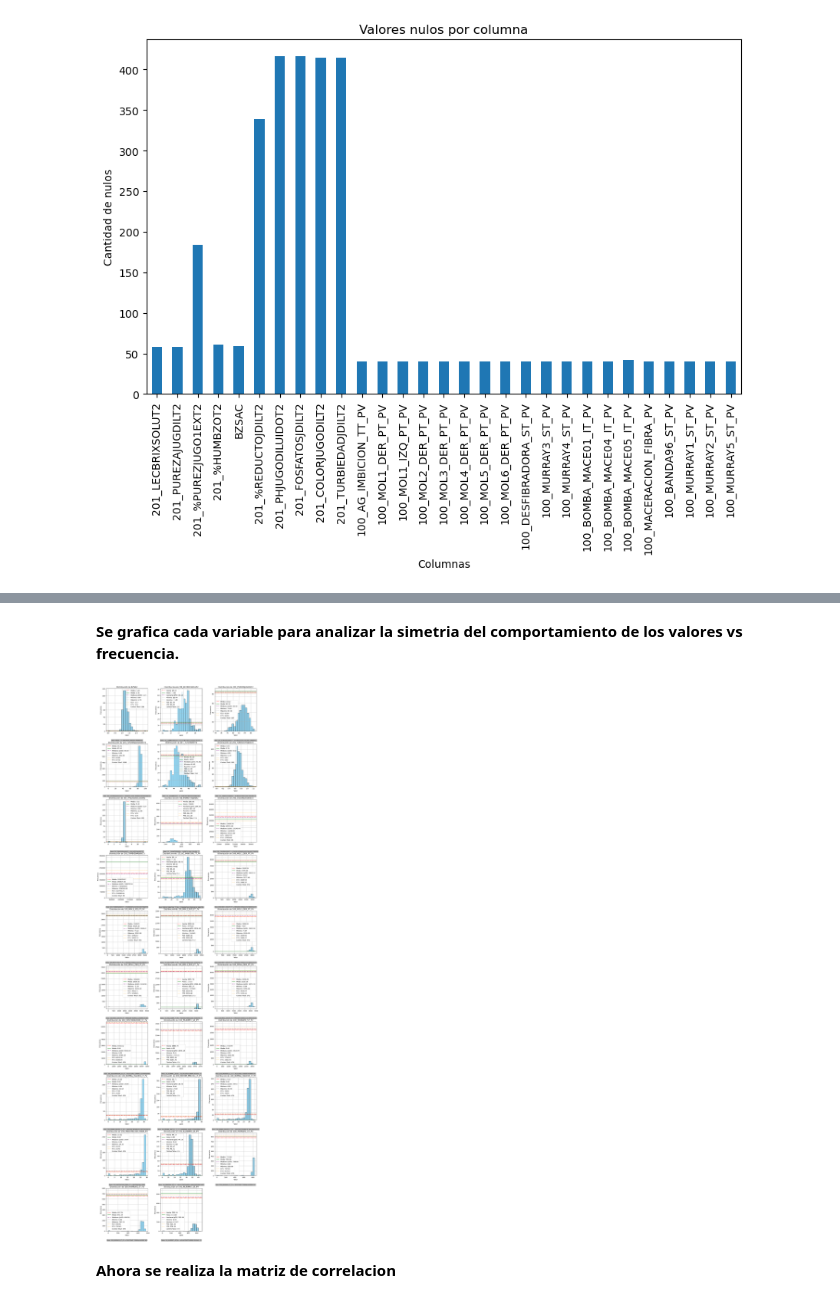
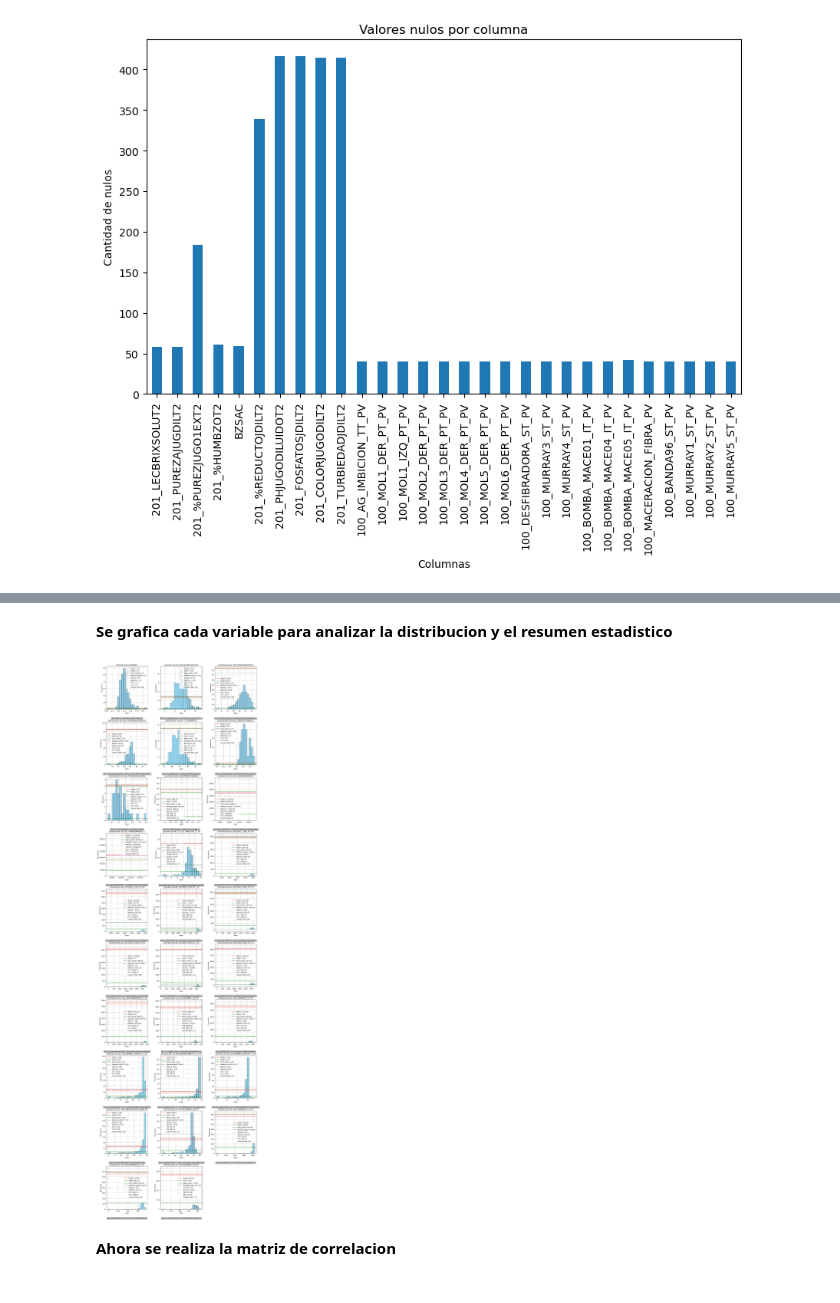
Before and after one commit to juanseo/ICESI_AnalisisDatos1_Sacarosa, a Jupyter notebook: analisis_bivariado.ipynb, the cells around one changed output, grey strips where cells are left out. Saved outputs shown, nothing was run; the diff lists cells and outputs as text; code cells hidden in the pictures.

```diff
--- a/analisis_bivariado.ipynb
+++ b/analisis_bivariado.ipynb
@@ -177,7 +177,7 @@ df_filtrado["Time"] = pd.to_datetime(df_filtrado["Time"], errors="coerce")
 df_resample = df_filtrado.set_index("Time")
 
 # Ejemplo: resamplear a intervalos de 1 hora y calcular la media
-df_resample_1h = df_resample.resample("2H").mean()
+df_resample_1h = df_resample.resample("3H").mean()
 
 df_resample_1h.to_csv('variables_resapleadas.csv')
 
@@ -296,5 +251,5 @@ df_resample_1h.describe()
-# %% [markdown]
-**Se grafica cada variable para analizar la simetria del comportamiento de los valores vs frecuencia.**
+# %% [markdown]
+**Se grafica cada variable para analizar la distribucion y el resumen estadistico**
 # %%
 import matplotlib.pyplot as plt
 
@@ -359,6 +314,8 @@ for i, (col, desc) in enumerate(columnas_dict.items()):
     p_50 = df_resample_1h[col].quantile(0.50)
     p_75 = df_resample_1h[col].quantile(0.75)
     conteo_total = df_resample_1h[col].count()  # Cálculo del conteo total
+    desv_estand = df_resample_1h[col].std()
+
 
     # Añadir etiquetas y título
     axes[i].set_title(f"Distribución de {col}")
@@ -368,34 +325,35 @@ for i, (col, desc) in enumerate(columnas_dict.items()):
     # Añadir líneas verticales para las métricas
     axes[i].axhline(media, color='red', linestyle='--', label=f'Media: {media:.2f}')
     axes[i].axhline(moda, color='green', linestyle='-', label=f'Moda: {moda:.2f}')
+    axes[i].axhline(desv_estand, color='green', linestyle='-', label=f'desv_estan: {desv_estand:.2f}')
     axes[i].axhline(p_50, color='purple', linestyle='-.', label=f'Mediana (p50): {p_50:.2f}')
 
     # Mostrar las métricas de máximo, mínimo y percentiles en la leyenda
     axes[i].axhline(minimo, color='gray', linestyle=':', label=f'Mínimo: {minimo:.2f}')
     axes[i].axhline(maximo, color='gray', linestyle=':', label=f'Máximo: {maximo:.2f}')
     axes[i].axhline(p_25, color='orange', linestyle=':', label=f'P25: {p_25:.2f}')
     axes[i].axhline(p_75, color='orange', linestyle=':', label=f'P75: {p_75:.2f}')
 
     # Añadir una línea transparente para incluir el conteo total en la leyenda
     axes[i].axhline(np.nan, color='white', linestyle='-', label=f'Conteo Total: {conteo_total}')
 
     axes[i].legend()
 
     # Añadir la nota centrada
     axes[i].text(x=0.5, y=-0.2, s=f"Nota: {col} = {desc}",
                  transform=axes[i].transAxes,
                  fontsize=8,
                  ha='center',
                  va='top',
                  bbox=dict(boxstyle='round,pad=0.3', fc='gray', alpha=0.5))
 
 # Eliminar los subplots vacíos que no se usaron
 for j in range(len(columnas_a_graficar), len(axes)):
     fig.delaxes(axes[j])
 
 plt.tight_layout()
 plt.show()
 # %% [output]
-[figure, old version]
+[figure, new version]
 # %% [markdown]
 **Ahora se realiza la matriz de correlacion**
```
Also changed, not shown: parts of 19 cells of this notebook.
